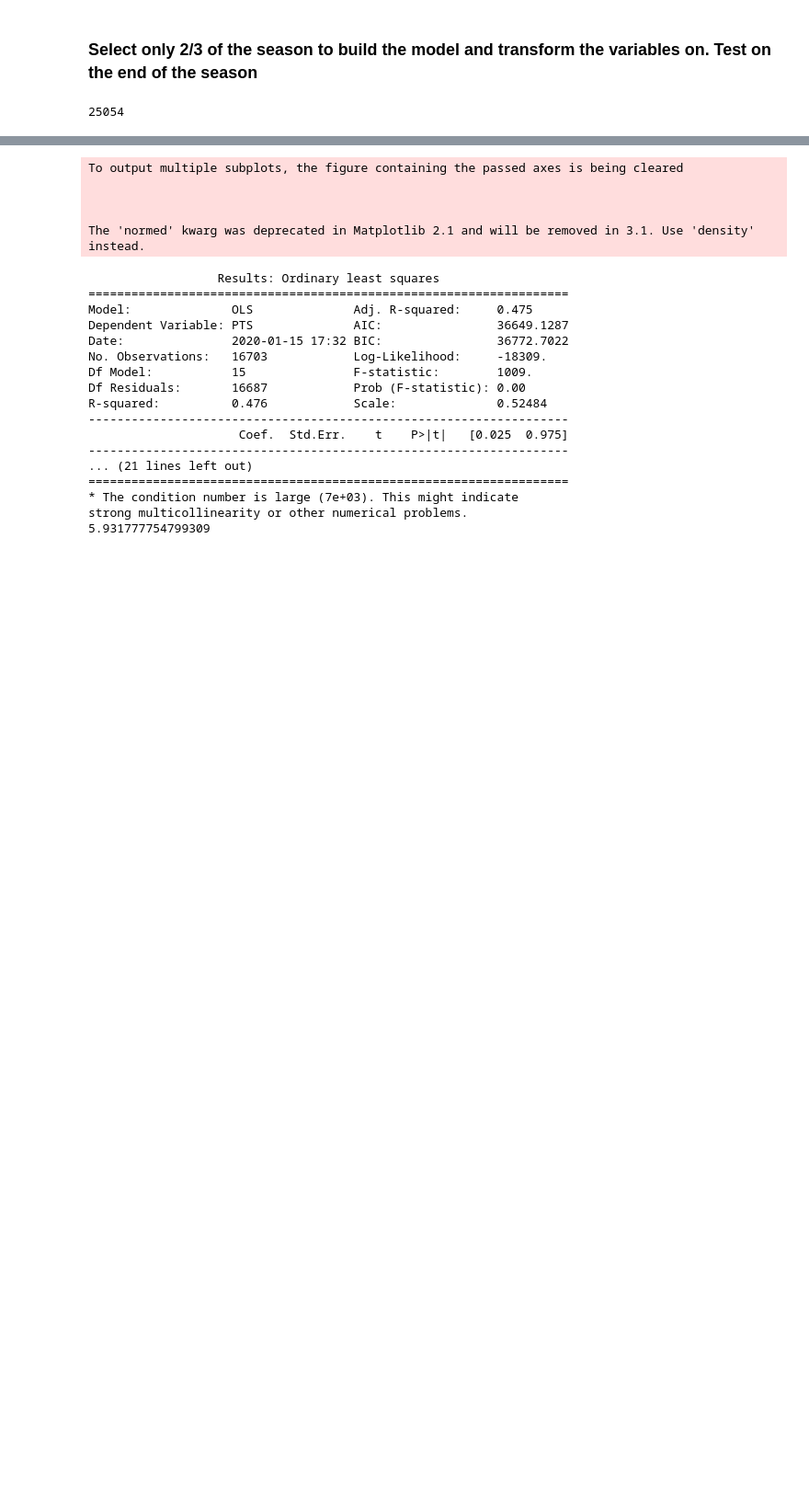
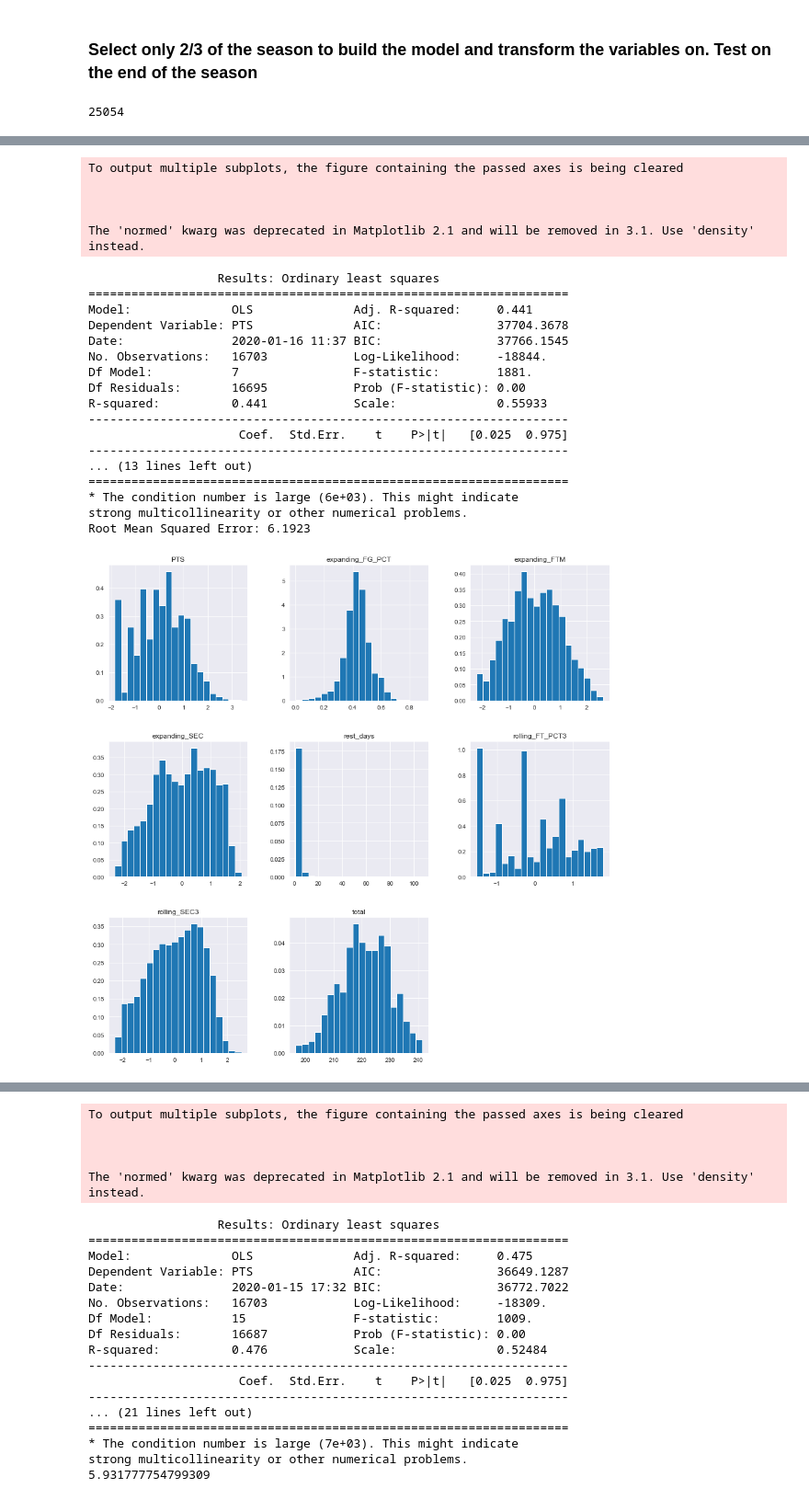
Before and after one commit to jcohen312/nba_points, a Jupyter notebook: Linear Regression.ipynb, the cells around one changed output, grey strips where cells are left out. Shown at 92% size. Cells and saved outputs as stored; diff of their text form; code cells hidden in the pictures; blank space fills up the shorter version.

```diff
--- a/Linear Regression.ipynb
+++ b/Linear Regression.ipynb
@@ -286,0 +507,31 @@ def do_regression(df, vars_to_transform):
+# %%
+use_cols = ['PTS', 'expanding_SEC', 'rolling_SEC3',  'expanding_FG_PCT',  'expanding_FTM',
+       'rolling_FT_PCT3', 'total',
+        'date', 'rest_days']
+transform = ['PTS', 'expanding_SEC', 'rolling_SEC3',
+       'expanding_FTM','rolling_FT_PCT3']
+do_regression_v2(pre_test2, use_cols=use_cols, vars_to_transform=transform)
+# %% [output]
+To output multiple subplots, the figure containing the passed axes is being cleared
+
+
+
+The 'normed' kwarg was deprecated in Matplotlib 2.1 and will be removed in 3.1. Use 'density' instead.
+                  Results: Ordinary least squares
+===================================================================
+Model:              OLS              Adj. R-squared:     0.441
+Dependent Variable: PTS              AIC:                37704.3678
+Date:               2020-01-16 11:37 BIC:                37766.1545
+No. Observations:   16703            Log-Likelihood:     -18844.
+Df Model:           7                F-statistic:        1881.
+Df Residuals:       16695            Prob (F-statistic): 0.00
+R-squared:          0.441            Scale:              0.55933
+-------------------------------------------------------------------
+                     Coef.  Std.Err.    t    P>|t|   [0.025  0.975]
+-------------------------------------------------------------------
+... (13 lines left out)
+===================================================================
+* The condition number is large (6e+03). This might indicate
+strong multicollinearity or other numerical problems.
+Root Mean Squared Error: 6.1923
+[figure, added]
```
Also changed, not shown: parts of 31 cells of this notebook, 1 other file.
